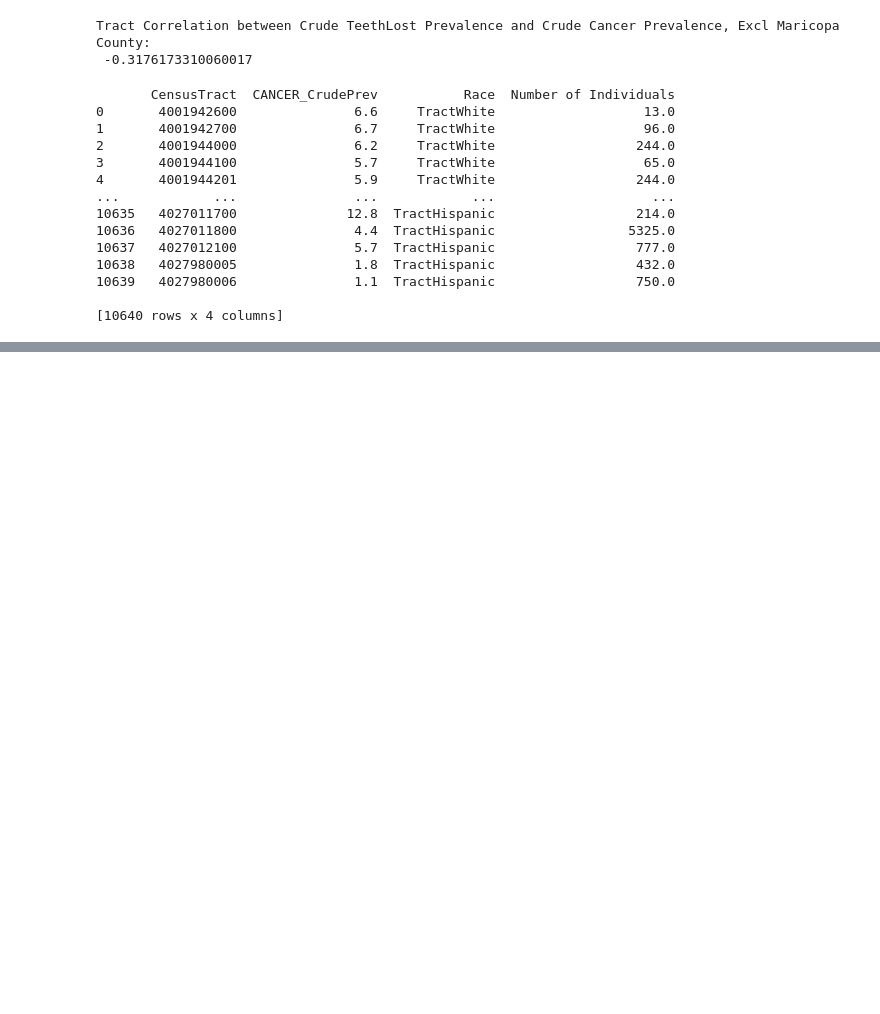
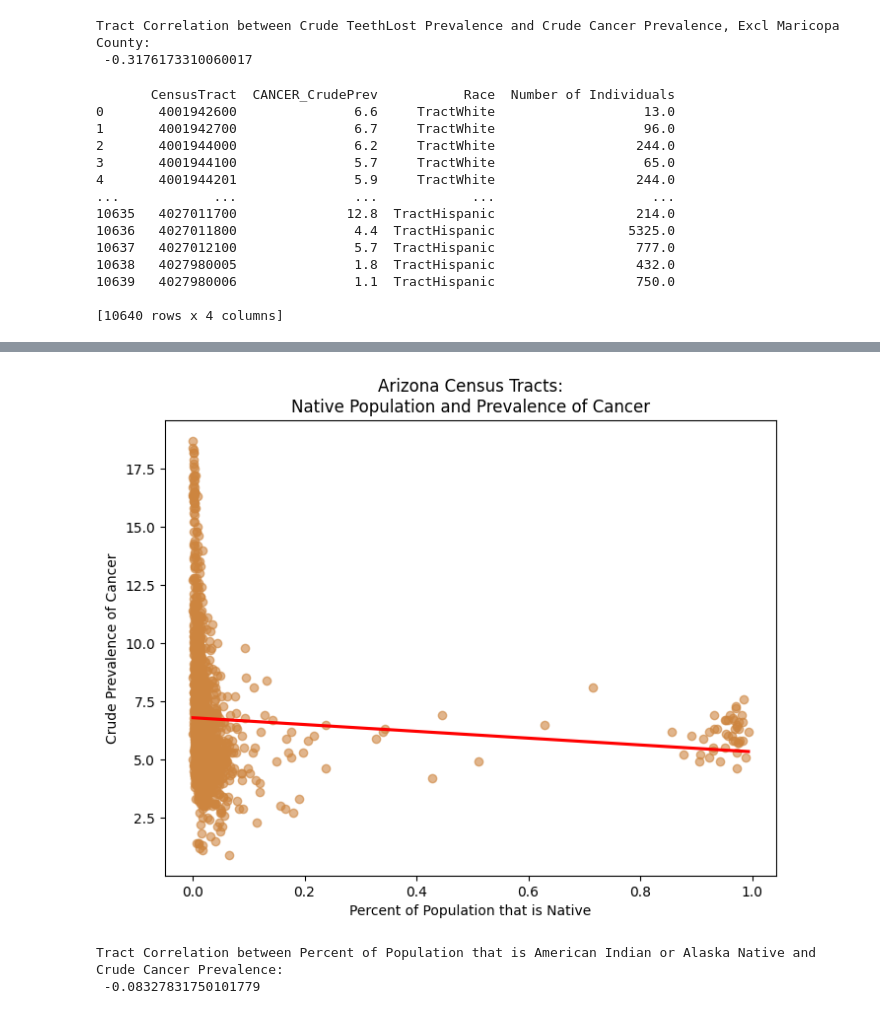
Before and after one commit to INFO-698-InfoSci-Capstone/geo-health-ai, a Jupyter notebook: Working_Files/Explore_SMG.ipynb, the cells around one changed output, grey strips where cells are left out. Saved outputs shown, nothing was run; the diff lists cells and outputs as text; code cells hidden in the pictures; blank space fills up the shorter version.

```diff
--- a/Working_Files/Explore_SMG.ipynb
+++ b/Working_Files/Explore_SMG.ipynb
@@ -367,0 +378,4 @@ Melted DataFrame:
+# %%
+# Create subset of data to identify percentage of Tract that is Native American
+Geo_Merge_Native = Geo_Merge[['CensusTract', 'County','Urban','Pop2010','TractAIAN','CANCER_CrudePrev','laaianhalfshare','laaian1share','laaian10share','laaian20share']]
+Geo_Merge_Native.info()
@@ -367,0 +400,4 @@ Melted DataFrame:
+# %%
+# Identify percentage of Census Tract that is American Indian or Alaska Native:
+Geo_Merge_Native['PercentNative'] =  Geo_Merge_Native['TractAIAN']/Geo_Merge_Native['Pop2010']
+print(Geo_Merge_Native[['CensusTract','County','TractAIAN','Pop2010','PercentNative']])
@@ -367,0 +424,16 @@ Melted DataFrame:
+# %%
+# Plot Percent of Native Population versus Cancer Rate by Tract
+plt.figure(figsize=(8,6))
+sns.regplot(data=Geo_Merge_Native, x="PercentNative",y="CANCER_CrudePrev", scatter_kws={'alpha': 0.6}, line_kws={'color': 'red'}, ci=None, color = 'peru')
+plt.title('Arizona Census Tracts:\nNative Population and Prevalence of Cancer')
+plt.xlabel('Percent of Population that is Native')
+plt.ylabel('Crude Prevalence of Cancer')
+plt.show()
+# %% [output]
+[figure, added]
+# %%
+TractPerNativeCorr = Geo_Merge_Native['PercentNative'].corr(Geo_Merge_Native['CANCER_CrudePrev'])
+print("Tract Correlation between Percent of Population that is American Indian or Alaska Native and Crude Cancer Prevalence:","\n",TractPerNativeCorr)
+# %% [output]
+Tract Correlation between Percent of Population that is American Indian or Alaska Native and Crude Cancer Prevalence:
+ -0.08327831750101779
```
Also changed, not shown: parts of 44 cells of this notebook, 6 other files.
